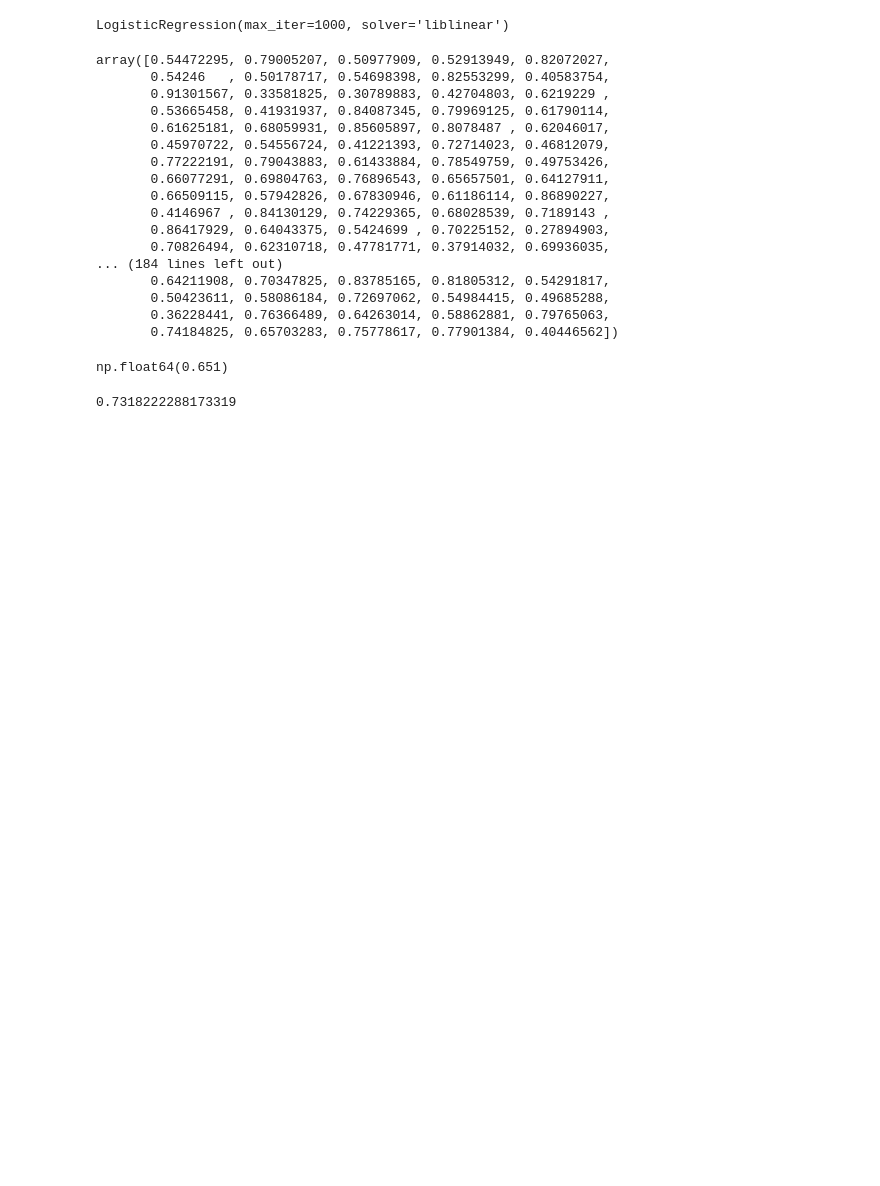
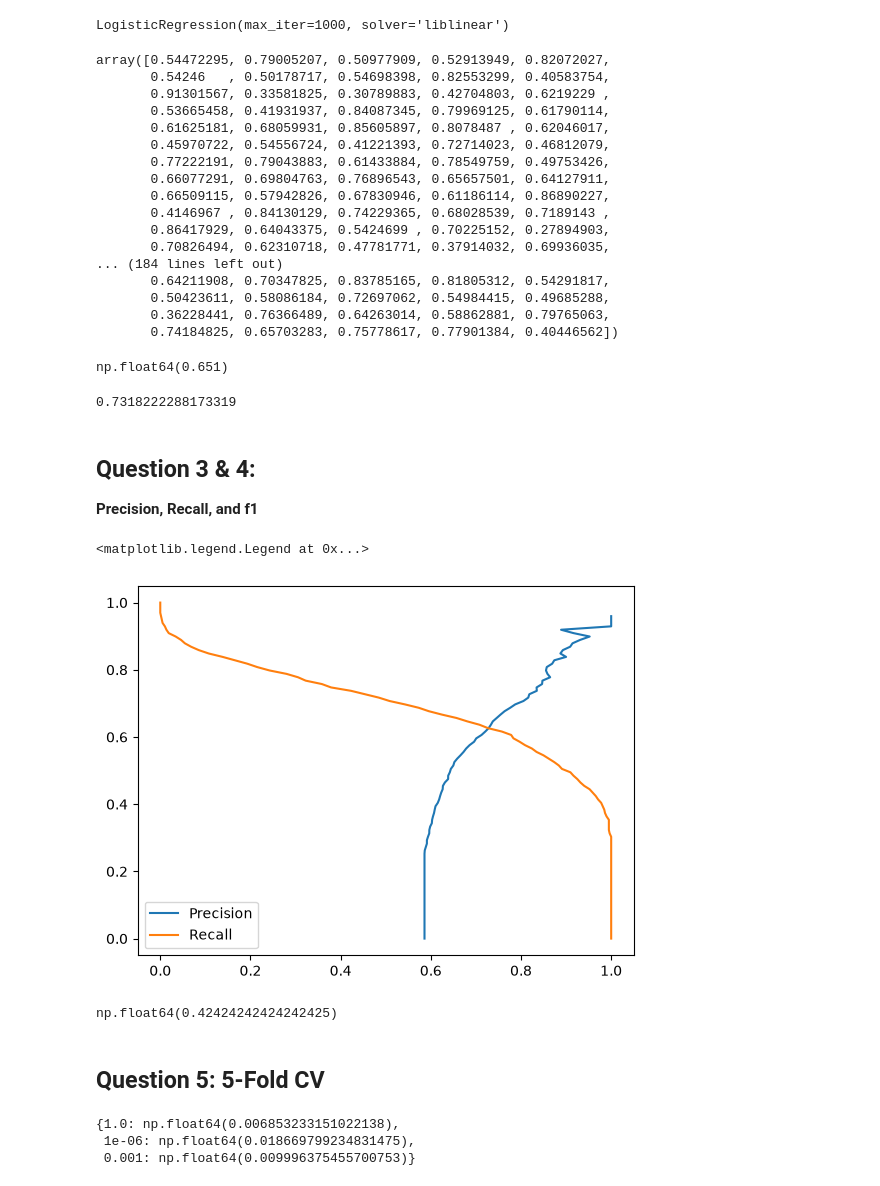
Before and after one commit to MennaSalah03/zoomcamp-ml, a Jupyter notebook: notebooks/homework4.ipynb, the cells around one changed output. Cells and saved outputs as stored; diff of their text form; code cells hidden in the pictures; blank space fills up the shorter version.

```diff
--- a/notebooks/homework4.ipynb
+++ b/notebooks/homework4.ipynb
@@ -165,3 +163,58 @@ model_auc = roc_auc_score(y_val, y_pred)
 model_auc
 # %% [output]
 0.7318222288173319
+# %% [markdown]
+## Question 3 & 4:
+
+**Precision, Recall, and f1**
+# %%
+scores = []
+
+recall_vals = []
+precision_vals = []
+f1_vals = []
+
+
+thresholds = np.linspace(0.0, 1.0, 100)
+
+for t in thresholds:
+    actual_positive = (y_val == 1)
+    actual_negative = (y_val == 0)
+
+    predict_positive = (y_pred >= t)
+    predict_negative = (y_pred < t)
+
+    tp = (predict_positive & actual_positive).sum()
+    tn = (predict_negative & actual_negative).sum()
+
+    fp = (predict_positive & actual_negative).sum()
+    fn = (predict_negative & actual_positive).sum()
+
+    precision = (tp / (tp + fp))
+    recall = (tp / (tp + fn))
+
+    if (precision == 0 and recall == 0):
+        f1 = 0
+    else:
+        f1 = 2 * ( (precision * recall) / (precision + recall) )
+
+    precision_vals.append(precision)
+    recall_vals.append(recall)
+    f1_vals.append(f1)
+    scores.append((t, tp, fp, fn, tn))
+# %%
+import matplotlib.pyplot as plt
+
+plt.plot(precision_vals, thresholds, label='Precision')
+plt.plot(recall_vals, thresholds, label='Recall')
+plt.legend()
+# %% [output]
+<matplotlib.legend.Legend at 0x...>
+[figure, added]
+# %%
+# threshold at maximim f1 score
+thresholds[f1_vals.index(max(f1_vals))]
+# %% [output]
+np.float64(0.42424242424242425)
+# %% [markdown]
+## Question 5: 5-Fold CV
@@ -167,0 +261,6 @@ model_auc
+# %%
+std_vals
+# %% [output]
+{1.0: np.float64(0.006853233151022138),
+ 1e-06: np.float64(0.018669799234831475),
+ 0.001: np.float64(0.009996375455700753)}
```
Also changed, not shown: parts of 3 cells of this notebook.
